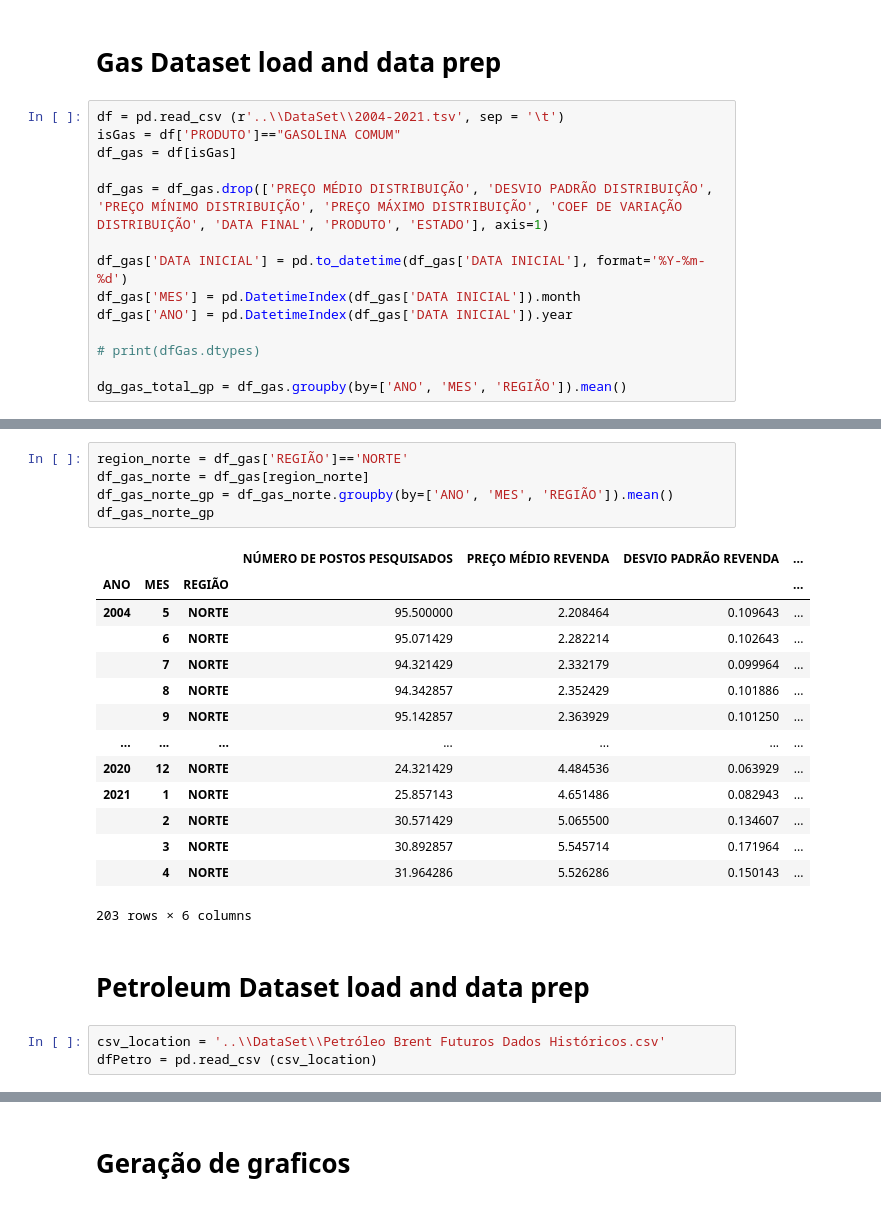
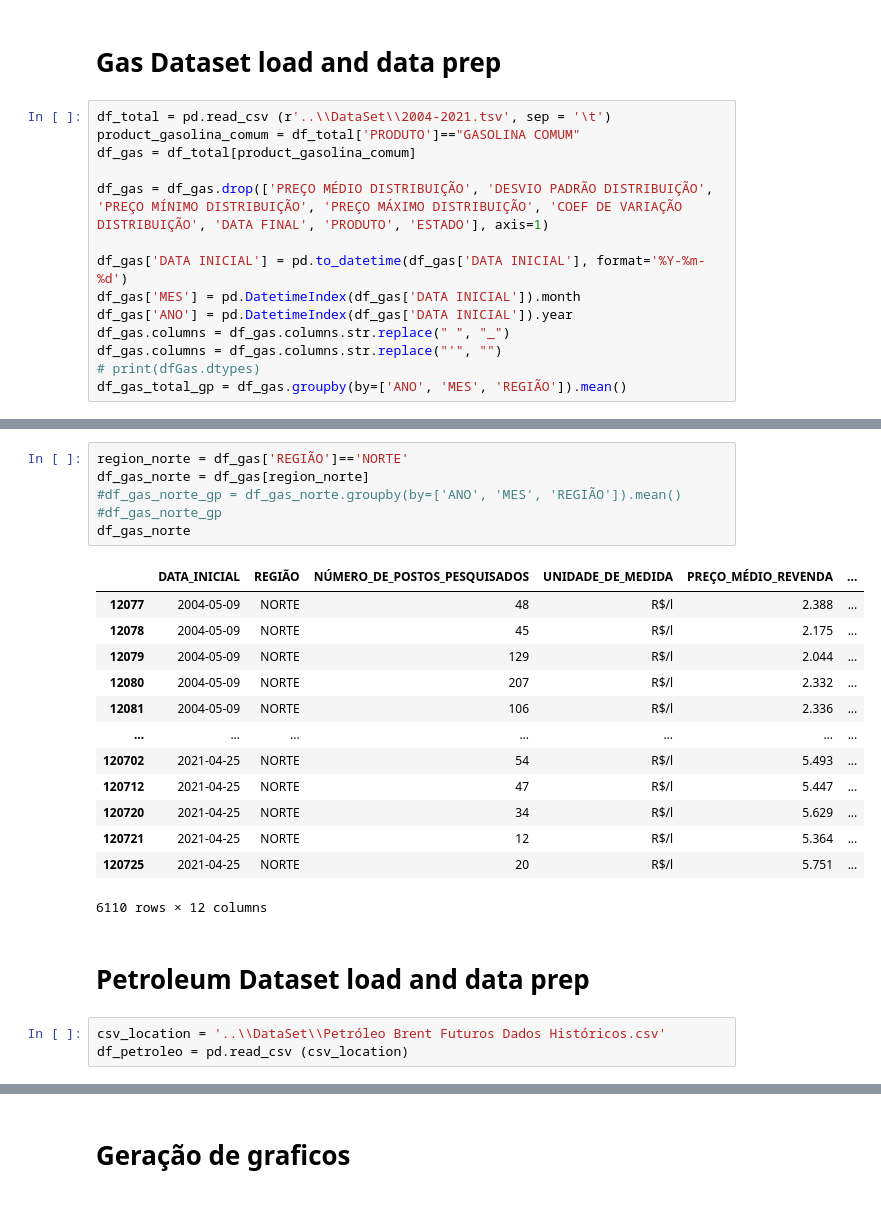
Before and after one commit to oliveira-chr/Gasolina-Petroleo-Dataset, a Jupyter notebook: jupiter/project.ipynb, the cells around one changed output, grey strips where cells are left out. Drawn from its saved outputs; the diff is of its cells as text.

```diff
--- a/jupiter/project.ipynb
+++ b/jupiter/project.ipynb
@@ -3,16 +6,16 @@ import pandas as pd
 # %% [markdown]
 # Gas Dataset load and data prep
 # %%
-df = pd.read_csv (r'..\\DataSet\\2004-2021.tsv', sep = '\t')
-isGas = df['PRODUTO']=="GASOLINA COMUM"
-df_gas = df[isGas]
+df_total = pd.read_csv (r'..\\DataSet\\2004-2021.tsv', sep = '\t')
+product_gasolina_comum = df_total['PRODUTO']=="GASOLINA COMUM"
+df_gas = df_total[product_gasolina_comum]
 
 df_gas = df_gas.drop(['PREÇO MÉDIO DISTRIBUIÇÃO', 'DESVIO PADRÃO DISTRIBUIÇÃO', 'PREÇO MÍNIMO DISTRIBUIÇÃO', 'PREÇO MÁXIMO DISTRIBUIÇÃO', 'COEF DE VARIAÇÃO DISTRIBUIÇÃO', 'DATA FINAL', 'PRODUTO', 'ESTADO'], axis=1)
 
 df_gas['DATA INICIAL'] = pd.to_datetime(df_gas['DATA INICIAL'], format='%Y-%m-%d')
 df_gas['MES'] = pd.DatetimeIndex(df_gas['DATA INICIAL']).month
 df_gas['ANO'] = pd.DatetimeIndex(df_gas['DATA INICIAL']).year
-
+df_gas.columns = df_gas.columns.str.replace(" ", "_")
+df_gas.columns = df_gas.columns.str.replace("'", "")
 # print(dfGas.dtypes)
-
-dg_gas_total_gp = df_gas.groupby(by=['ANO', 'MES', 'REGIÃO']).mean()
+df_gas_total_gp = df_gas.groupby(by=['ANO', 'MES', 'REGIÃO']).mean()
@@ -101,26 +126,26 @@ df_gas_sul_gp
 # %%
 region_norte = df_gas['REGIÃO']=='NORTE'
 df_gas_norte = df_gas[region_norte]
-df_gas_norte_gp = df_gas_norte.groupby(by=['ANO', 'MES', 'REGIÃO']).mean()
-df_gas_norte_gp
+#df_gas_norte_gp = df_gas_norte.groupby(by=['ANO', 'MES', 'REGIÃO']).mean()
+#df_gas_norte_gp
+df_gas_norte
 # %% [output]
-|  |  |  | NÚMERO DE POSTOS PESQUISADOS | PREÇO MÉDIO REVENDA | DESVIO PADRÃO REVENDA | ... |
-| ANO | MES | REGIÃO |  |  |  | ... |
-| 2004 | 5 | NORTE | 95.500000 | 2.208464 | 0.109643 | ... |
-|  | 6 | NORTE | 95.071429 | 2.282214 | 0.102643 | ... |
-|  | 7 | NORTE | 94.321429 | 2.332179 | 0.099964 | ... |
-|  | 8 | NORTE | 94.342857 | 2.352429 | 0.101886 | ... |
-|  | 9 | NORTE | 95.142857 | 2.363929 | 0.101250 | ... |
+|  | DATA_INICIAL | REGIÃO | NÚMERO_DE_POSTOS_PESQUISADOS | UNIDADE_DE_MEDIDA | PREÇO_MÉDIO_REVENDA | ... |
+| 12077 | 2004-05-09 | NORTE | 48 | R$/l | 2.388 | ... |
+| 12078 | 2004-05-09 | NORTE | 45 | R$/l | 2.175 | ... |
+| 12079 | 2004-05-09 | NORTE | 129 | R$/l | 2.044 | ... |
+| 12080 | 2004-05-09 | NORTE | 207 | R$/l | 2.332 | ... |
+| 12081 | 2004-05-09 | NORTE | 106 | R$/l | 2.336 | ... |
 | ... | ... | ... | ... | ... | ... | ... |
-| 2020 | 12 | NORTE | 24.321429 | 4.484536 | 0.063929 | ... |
-| 2021 | 1 | NORTE | 25.857143 | 4.651486 | 0.082943 | ... |
-|  | 2 | NORTE | 30.571429 | 5.065500 | 0.134607 | ... |
-|  | 3 | NORTE | 30.892857 | 5.545714 | 0.171964 | ... |
-|  | 4 | NORTE | 31.964286 | 5.526286 | 0.150143 | ... |
+| 120702 | 2021-04-25 | NORTE | 54 | R$/l | 5.493 | ... |
+| 120712 | 2021-04-25 | NORTE | 47 | R$/l | 5.447 | ... |
+| 120720 | 2021-04-25 | NORTE | 34 | R$/l | 5.629 | ... |
+| 120721 | 2021-04-25 | NORTE | 12 | R$/l | 5.364 | ... |
+| 120725 | 2021-04-25 | NORTE | 20 | R$/l | 5.751 | ... |
-203 rows × 6 columns
+6110 rows × 12 columns
 # %% [markdown]
 # Petroleum Dataset load and data prep
 # %%
 csv_location = '..\\DataSet\\Petróleo Brent Futuros Dados Históricos.csv'
-dfPetro = pd.read_csv (csv_location)
+df_petroleo = pd.read_csv (csv_location)
 # %%
```
Also changed, not shown: parts of 15 cells of this notebook.
